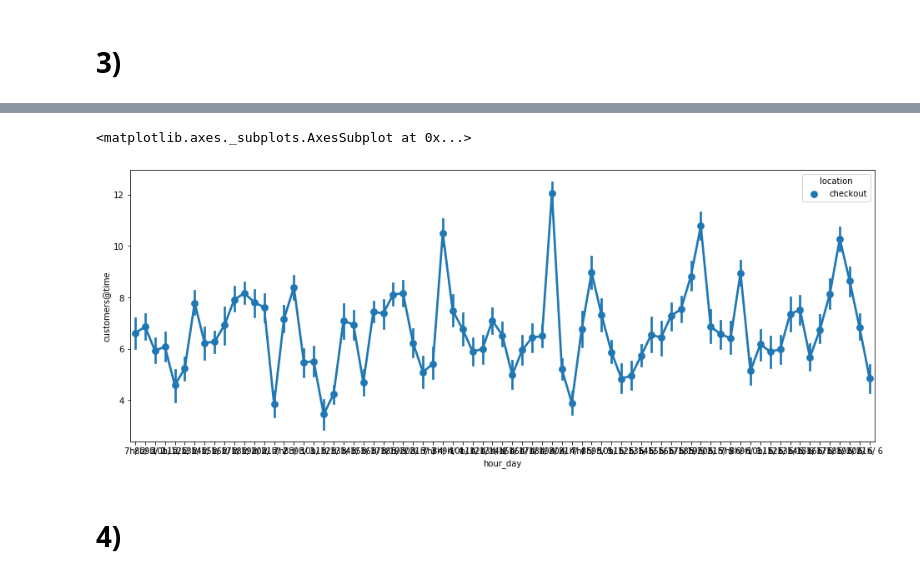
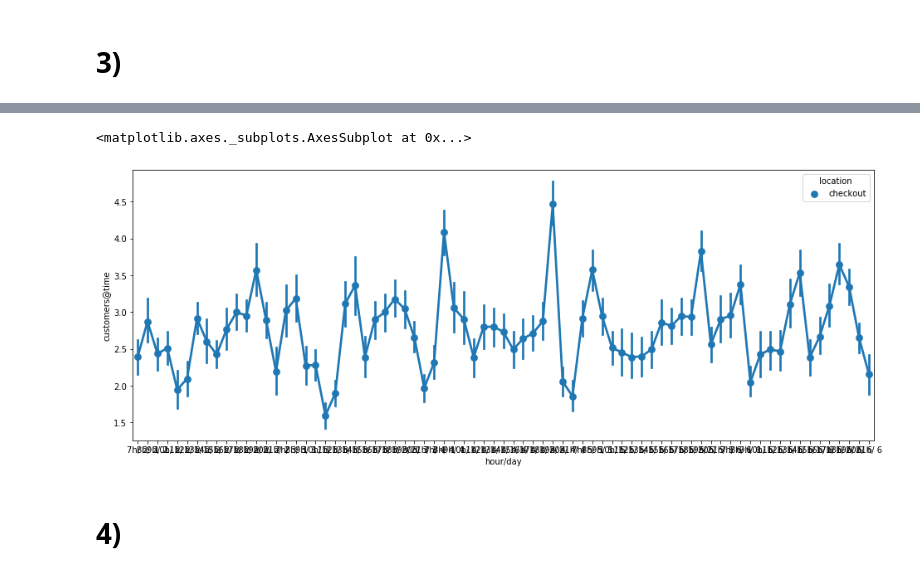
Before and after one commit to brauliotegui/MARKET, a Jupyter notebook: Data_Exploration.ipynb, the cells around one changed output, grey strips where cells are left out. Cells and saved outputs as stored; diff of their text form; code cells hidden in the pictures.

```diff
--- a/Data_Exploration.ipynb
+++ b/Data_Exploration.ipynb
@@ -100,2 +110,0 @@ customer_count.head()
-# %%
-df['customers@time'] = df.groupby('timestamp').transform('count')['customer_no']
@@ -104,7 +138,9 @@ df['timestamp'] = pd.to_datetime(df['timestamp'])
 df['hour'] = pd.to_datetime(df['timestamp']).dt.hour
 df['day'] = pd.to_datetime(df['timestamp']).dt.day
 # %%
-df['hour_day'] = df['hour'].apply(str) + 'h/ ' + df['day'].apply(str)
+df['hour/day'] = df['hour'].apply(str) + 'h/ ' + df['day'].apply(str)
+# %%
+df['customers@time'] = df.groupby(['location', 'timestamp']).transform('count')['customer_no']
 # %%
 df.set_index('timestamp', inplace=True)
 # %%
@@ -144,10 +177,9 @@ df2.head()
 # %%
 plt.figure(figsize=(16,6))
-
-sns.pointplot(x = "hour_day", y = "customers@time", data = df2, hue = "location")
+sns.pointplot(x = "hour/day", y = "customers@time", data = df.loc[df['location']=='checkout'], hue = "location")
 # %% [output]
 <matplotlib.axes._subplots.AxesSubplot at 0x...>
-[figure, old version]
+[figure, new version]
 # %% [markdown]
 # 4)
 # %%
```
Also changed, not shown: parts of 8 cells of this notebook.
